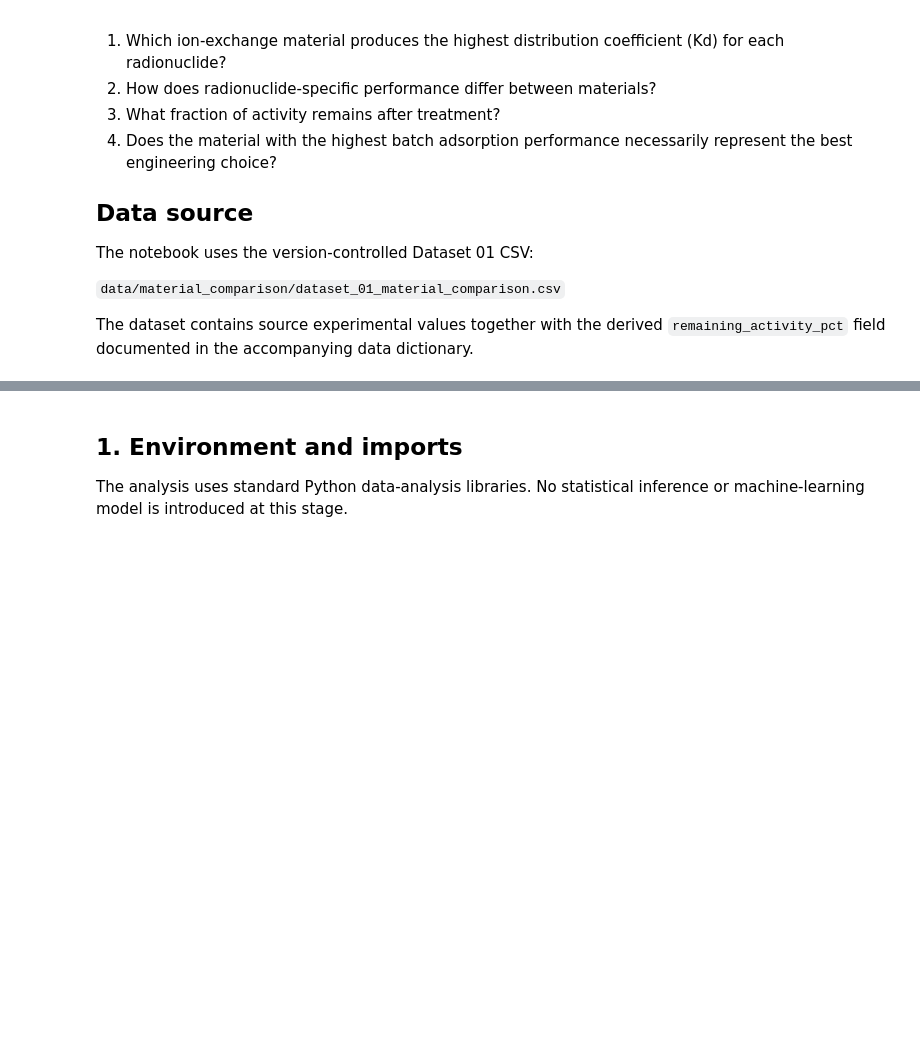
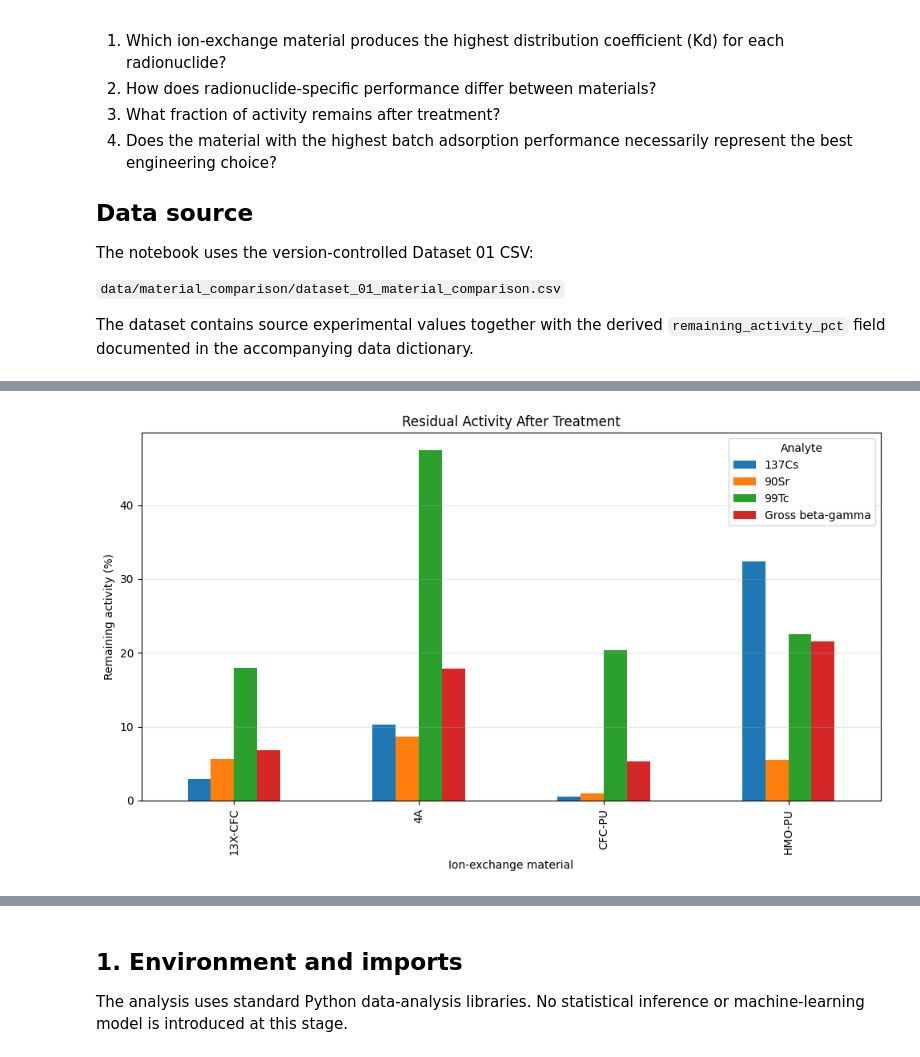
Before and after one commit to ssarswat/radioactive-liquid-waste-treatment, a Jupyter notebook: analysis/dataset_01_material_comparison/dataset_01_analysis.ipynb, the cells around one changed output, grey strips where cells are left out. Cells and saved outputs as stored; diff of their text form; code cells hidden in the pictures; blank space fills up the shorter version.

```diff
--- a/analysis/dataset_01_material_comparison/dataset_01_analysis.ipynb
+++ b/analysis/dataset_01_material_comparison/dataset_01_analysis.ipynb
@@ -21,0 +362,10 @@ The dataset contains source experimental values together with the derived `remai
+# %%
+# Residual activity (%) by material and analyte
+
+remaining_matrix = df.pivot(
+    index="material",
+    columns="analyte",
+    values="remaining_activity_pct"
+)
+
+remaining_matrix
@@ -21,0 +379,18 @@ The dataset contains source experimental values together with the derived `remai
+# %%
+# Plot residual activity
+
+ax = remaining_matrix.plot(
+    kind="bar",
+    figsize=(10, 6)
+)
+
+ax.set_title("Residual Activity After Treatment")
+ax.set_xlabel("Ion-exchange material")
+ax.set_ylabel("Remaining activity (%)")
+ax.legend(title="Analyte")
+ax.grid(axis="y", alpha=0.3)
+
+plt.tight_layout()
+plt.show()
+# %% [output]
+[figure, added]
```
Also changed, not shown: parts of 23 cells of this notebook.
